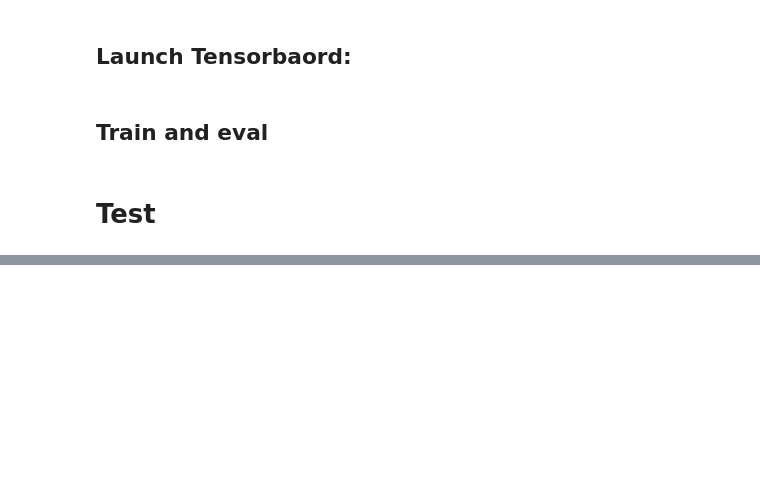
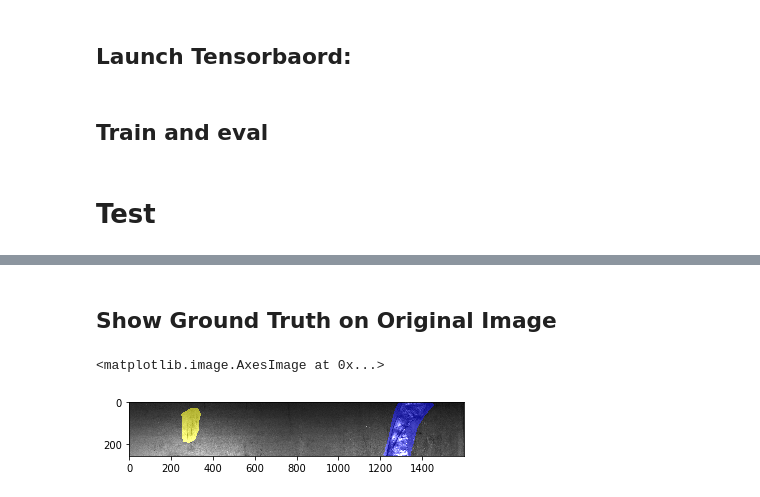
Before and after one commit to alongstar518/steal_defect_classficiation_segementation, a Jupyter notebook: 221_final_model.ipynb, the cells around one changed output, grey strips where cells are left out. Drawn from its saved outputs; the diff is of its cells as text; code cells hidden in the pictures; blank space fills up the shorter version.

```diff
--- a/221_final_model.ipynb
+++ b/221_final_model.ipynb
@@ -1824,15 +1830,16 @@ total predictions 668
 # %%
-# import random
-# idx = []
-# thres = 0.90
-# compare = ">"
-# for j, r in enumerate(results):
-#     if compare == ">":
-#         if r > thres:
-#             idx += [j]
-#     else:
-#         if r < thres:
-#             idx += [j]
-# i = random.sample(idx, 1)[0]
-i=9
-print(results[i])
+import random
+idx = []
+thres = 0.60
+compare = ">"
+for j, r in enumerate(results):
+    if compare == ">":
+        if r > thres:
+            idx += [j]
+    else:
+        if r < thres:
+            idx += [j]
+i = random.sample(idx, 1)[0]
+i=355
+print(f"Checking idx={i}")
+print(f"iou={results[i]}")
@@ -1850,0 +1881,8 @@ plt.imshow(final_pic)
+# %% [markdown]
+## Show Ground Truth on Original Image
+# %%
+final_pic = np.clip(img.numpy() + ground_truth, 0, 1)
+plt.imshow(final_pic)
+# %% [output]
+<matplotlib.image.AxesImage at 0x...>
+[figure, added]
```
Also changed, not shown: parts of 14 cells of this notebook.
